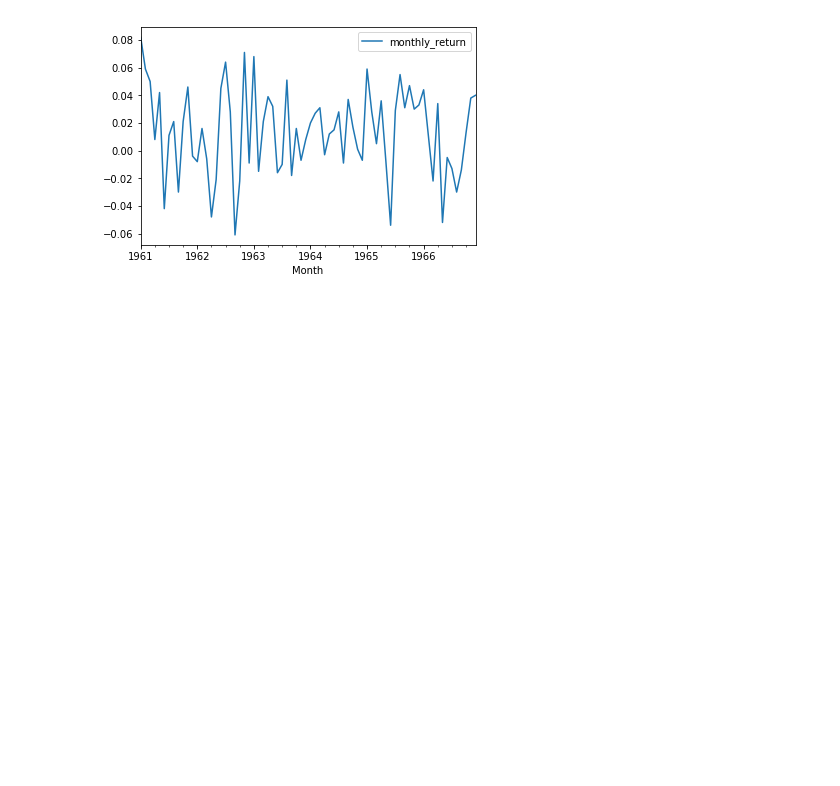
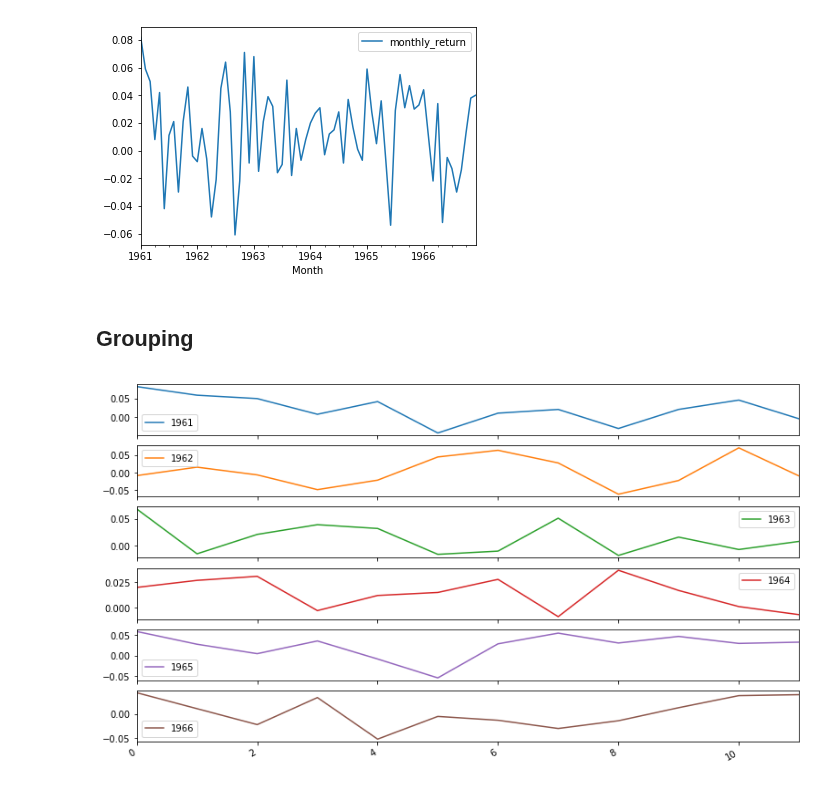
Before and after one commit to bartomolina/dscurriculum, a Jupyter notebook: m4/31.time series.ipynb, the cells around one changed output. Drawn from its saved outputs; the diff is of its cells as text; code cells hidden in the pictures; blank space fills up the shorter version.

```diff
--- a/m4/31.time series.ipynb
+++ b/m4/31.time series.ipynb
@@ -32,3 +32,17 @@ nyse.plot()
 plt.show()
 # %% [output]
 [figure]
+# %% [markdown]
+## Grouping
+# %%
+year_groups = nyse.groupby(pd.Grouper(freq = 'A'))
+# %%
+nyse_annual = pd.DataFrame()
+
+for yr, group in year_groups:
+    nyse_annual[yr.year] = group.values.ravel()
+
+nyse_annual.plot(figsize=(13,8), subplots = True)
+plt.show()
+# %% [output]
+[figure, added]
```
Also changed, not shown: parts of 4 cells of this notebook.
